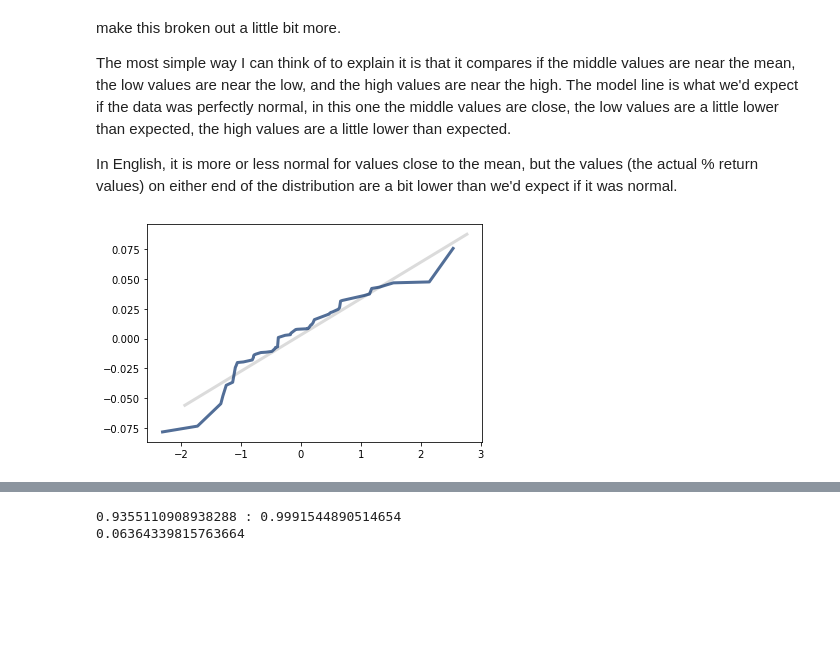
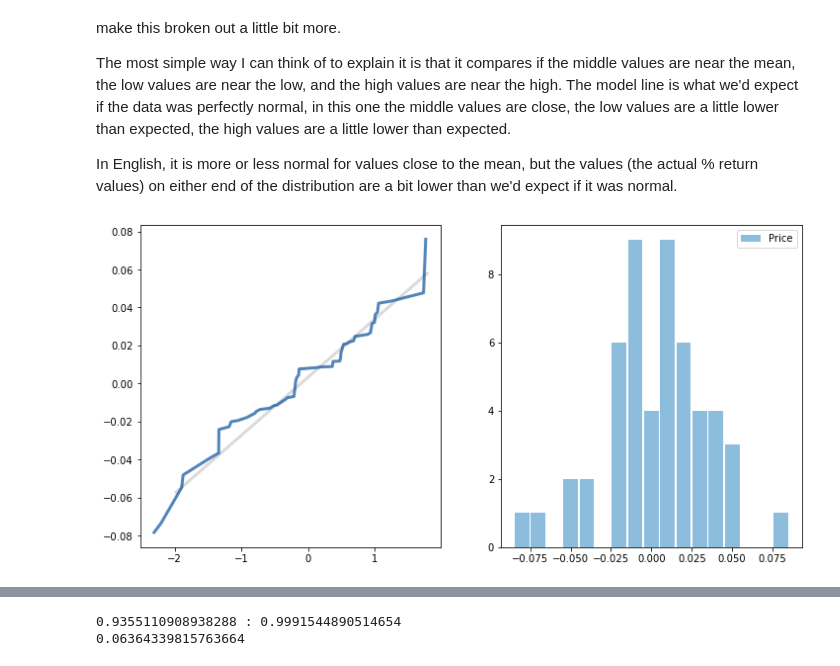
Before and after one commit to zareeiant/Basic_Stats_in_Python_Student_Workbooks, a Jupyter notebook: 008_Analytical_Dist.ipynb, the cells around one changed output, grey strips where cells are left out. Drawn from its saved outputs; the diff is of its cells as text; code cells hidden in the pictures; blank space fills up the shorter version.

```diff
--- a/008_Analytical_Dist.ipynb
+++ b/008_Analytical_Dist.ipynb
@@ -74,6 +76,11 @@ The most simple way I can think of to explain it is that it compares if the midd
 In English, it is more or less normal for values close to the mean, but the values (the actual % return values) on either end of the distribution are a bit lower than we'd expect if it was normal.
 # %%
 #Create probability plot
+thinkplot.clf()
+thinkplot.PrePlot(2, 1, 2)
 thinkstats2.NormalProbabilityPlot(df["return"])
+thinkplot.SubPlot(2)
+thinkplot.Hist(hi)
+thinkplot.Config()
 # %% [output]
-[figure, old version]
+[figure, new version]
```
Also changed, not shown: parts of 73 cells of this notebook, 1 other file.
